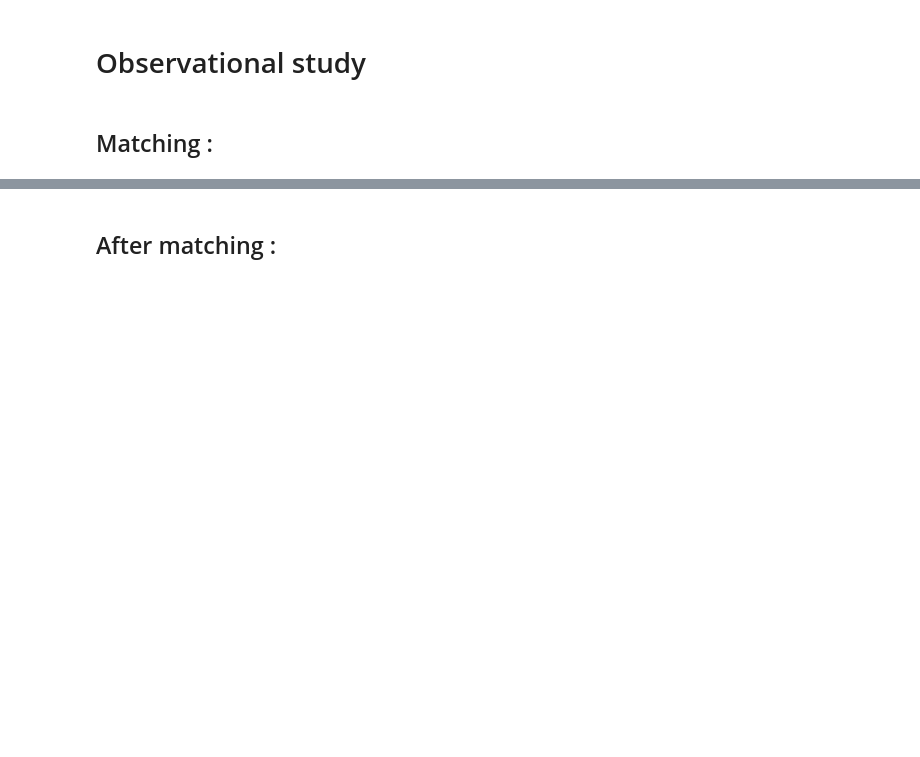
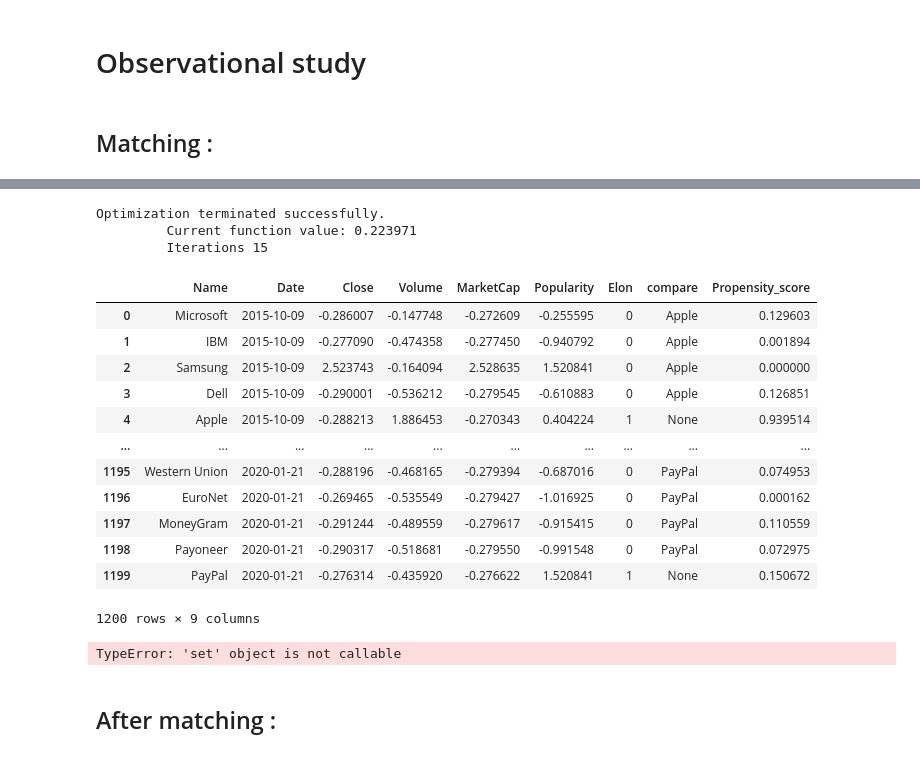
Before and after one commit to LobsterChampage/ada-2021-project-madagascar, a Jupyter notebook: Observational study.ipynb, the cells around one changed output, grey strips where cells are left out. Saved outputs shown, nothing was run; the diff lists cells and outputs as text; code cells hidden in the pictures; blank space fills up the shorter version.

Commit message:
Update Observational study.ipynb
matching done.

```diff
--- a/Observational study.ipynb
+++ b/Observational study.ipynb
@@ -187,2 +154,5 @@ frame = [data_Apple, data_Tesla,data_Twitter, data_Ford, data_PayPal]
 data = pd.concat(frame)
 data.to_csv('Data/FinalFeatures.csv.bz2' , index=False)
+# %%
+data = pd.read_csv('Data/FinalFeatures.csv.bz2')
+data
@@ -202,5 +186,27 @@ def add_propensityscore (companies, date):#so that if we want to change only the
     res = mod.fit()
     data['Propensity_score'] = res.predict()
+# %%
+add_propensityscore(data)
+# %% [output]
+Optimization terminated successfully.
+         Current function value: 0.223971
+         Iterations 15
+# %%
+data
+# %% [output]
+|  | Name | Date | Close | Volume | MarketCap | Popularity | Elon | compare | Propensity_score |
+| 0 | Microsoft | 2015-10-09 | -0.286007 | -0.147748 | -0.272609 | -0.255595 | 0 | Apple | 0.129603 |
+| 1 | IBM | 2015-10-09 | -0.277090 | -0.474358 | -0.277450 | -0.940792 | 0 | Apple | 0.001894 |
+| 2 | Samsung | 2015-10-09 | 2.523743 | -0.164094 | 2.528635 | 1.520841 | 0 | Apple | 0.000000 |
+| 3 | Dell | 2015-10-09 | -0.290001 | -0.536212 | -0.279545 | -0.610883 | 0 | Apple | 0.126851 |
+| 4 | Apple | 2015-10-09 | -0.288213 | 1.886453 | -0.270343 | 0.404224 | 1 | None | 0.939514 |
+| ... | ... | ... | ... | ... | ... | ... | ... | ... | ... |
+| 1195 | Western Union | 2020-01-21 | -0.288196 | -0.468165 | -0.279394 | -0.687016 | 0 | PayPal | 0.074953 |
+| 1196 | EuroNet | 2020-01-21 | -0.269465 | -0.535549 | -0.279427 | -1.016925 | 0 | PayPal | 0.000162 |
+| 1197 | MoneyGram | 2020-01-21 | -0.291244 | -0.489559 | -0.279617 | -0.915415 | 0 | PayPal | 0.110559 |
+| 1198 | Payoneer | 2020-01-21 | -0.290317 | -0.518681 | -0.279550 | -0.991548 | 0 | PayPal | 0.072975 |
+| 1199 | PayPal | 2020-01-21 | -0.276314 | -0.435920 | -0.276622 | 1.520841 | 1 | None | 0.150672 |
+1200 rows × 9 columns
 # %%
 def get_similarity(propensity_score1, propensity_score2):
     '''Calculate similarity for instances with given propensity scores'''
@@ -225,7 +231,9 @@ def matching(companies):
     return matching
 # %%
 matching = matching(data)
-matched = [i[0] for i in list(matching)]+ [i[1]for in list(matching)]
+matched = [i[0] for i in list(matching)]+ [i[1]for i in list(matching)]
 balanced = data.iloc[matched]
+# %% [output]
+TypeError: 'set' object is not callable
 # %% [markdown]
 ## After matching :
```
Also changed, not shown: parts of 29 cells of this notebook.
